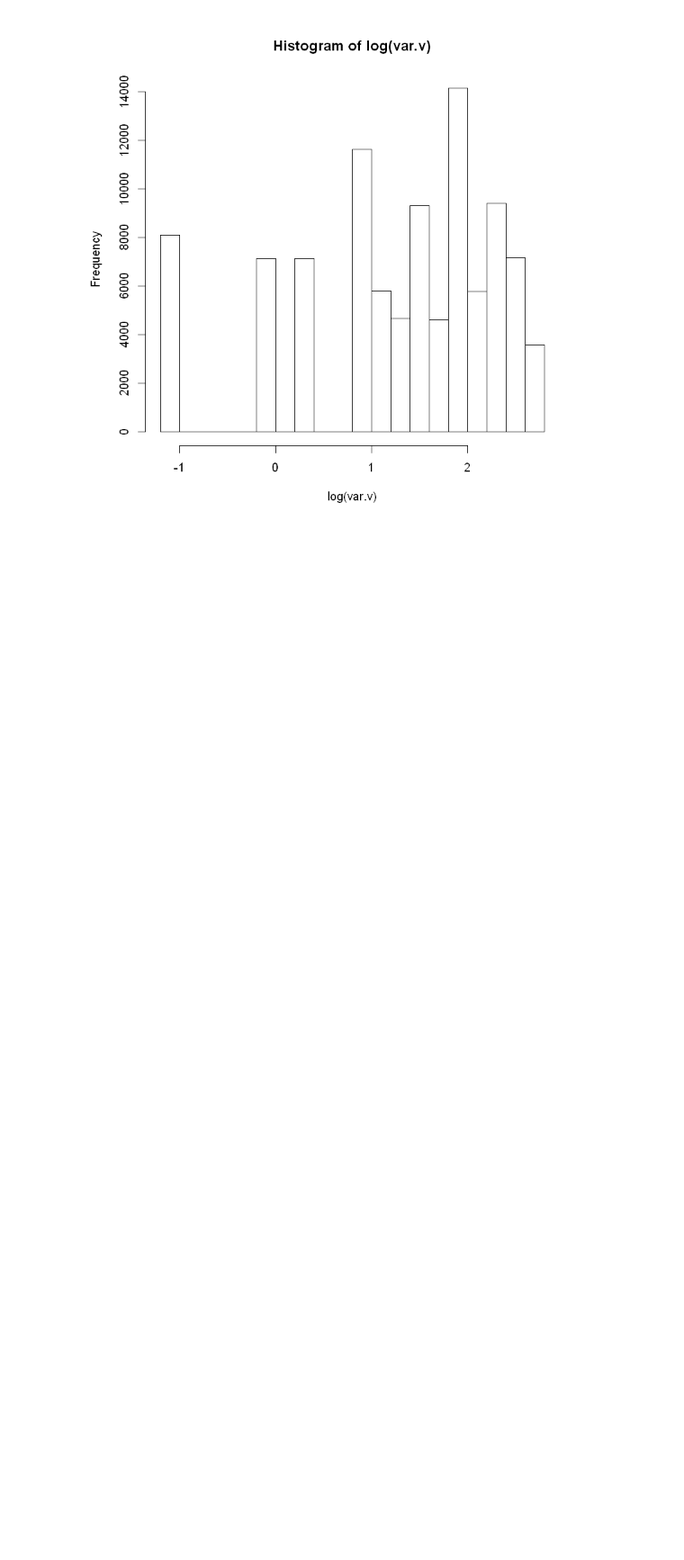
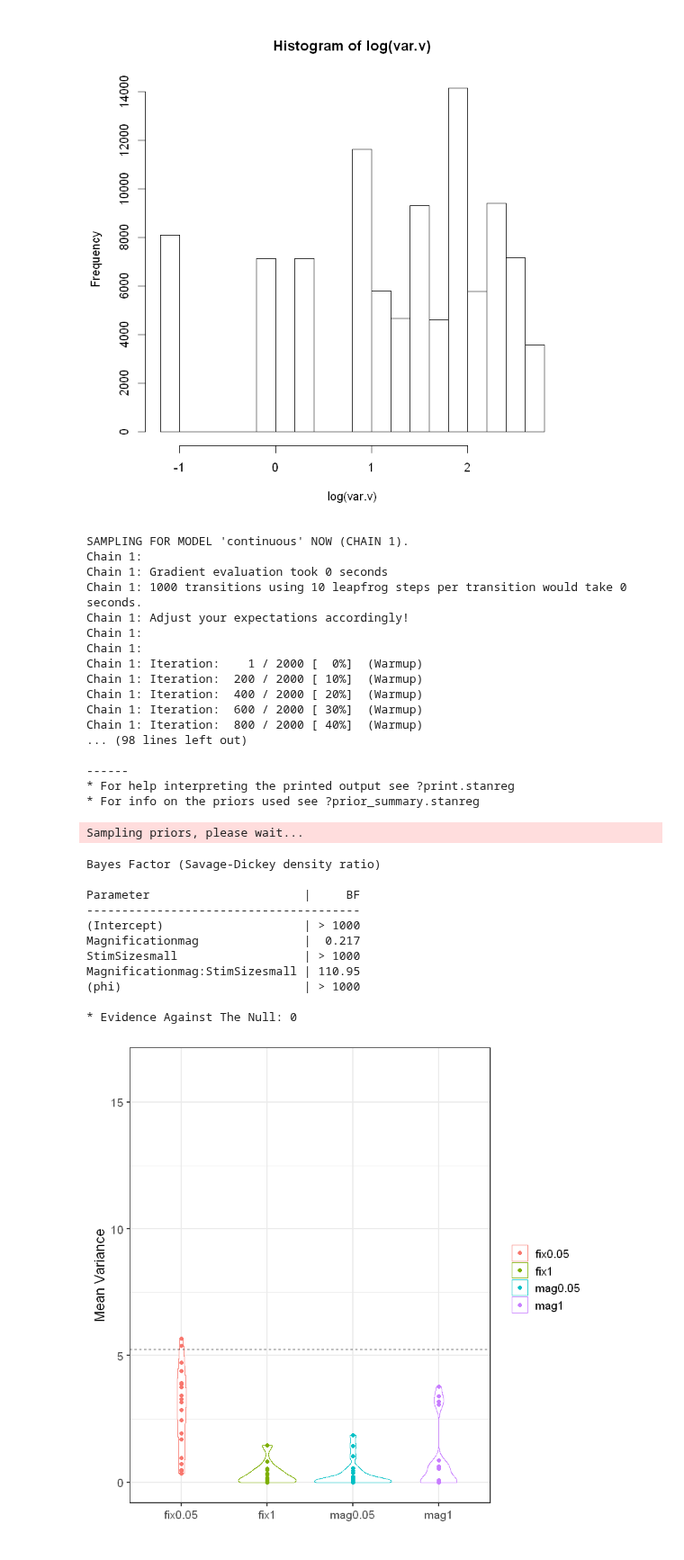
Before and after one commit to ArielZJ/Precision-Phenomenology-Data-Analysis, a Jupyter notebook: Fovea vs. Periphery Color Similarity Pilot Analysis - 2stim Analysis.ipynb, the cells around one changed output. Shown at 90% size. Saved outputs shown, nothing was run; the diff lists cells and outputs as text; code cells hidden in the pictures; blank space fills up the shorter version.

```diff
--- a/Fovea vs. Periphery Color Similarity Pilot Analysis - 2stim Analysis.ipynb
+++ b/Fovea vs. Periphery Color Similarity Pilot Analysis - 2stim Analysis.ipynb
@@ -1809,7 +1815,7 @@ Sampling priors, please wait...
 [figure]
 # %%
 # put everything together
-run.sim <- function(n=20,vis=0.1,blind=0.4,phi.vis=10,phi.blind=10){
+run.sim <- function(n=20,vis=0.1,blind=0.4,phi.vis=10,phi.blind=10,hyp=1){
 
     # Generate distributions for each potential group
     fix0.05 <- gen_beta(blind,phi.blind, samples=n)
@@ -1820,7 +1826,7 @@ run.sim <- function(n=20,vis=0.1,blind=0.4,phi.vis=10,phi.blind=10){
     sim.data <- sim.df(fix0.05,fix1,mag0.05,mag1)
 
     # show the distributions
-    print(plot.sim(sim.data))
+    print(plot.sim(sim.data,hyp=hyp))
 
     # show the stats test
     sim.test <- stan_betareg(formula = value ~ Magnification + StimSize + StimSize:Magnification,
@@ -1895,3 +1901,36 @@ vis.var(log=TRUE)
 [1] 4.333333
 [figure]
 [figure]
+# %%
+run.sim(n=20,vis=0.0625,blind=rand.var.mu/max(vals),phi.vis=5,phi.blind=5,hyp=2)
+# %% [output]
+SAMPLING FOR MODEL 'continuous' NOW (CHAIN 1).
+Chain 1:
+Chain 1: Gradient evaluation took 0 seconds
+Chain 1: 1000 transitions using 10 leapfrog steps per transition would take 0 seconds.
+Chain 1: Adjust your expectations accordingly!
+Chain 1:
+Chain 1:
+Chain 1: Iteration:    1 / 2000 [  0%]  (Warmup)
+Chain 1: Iteration:  200 / 2000 [ 10%]  (Warmup)
+Chain 1: Iteration:  400 / 2000 [ 20%]  (Warmup)
+Chain 1: Iteration:  600 / 2000 [ 30%]  (Warmup)
+Chain 1: Iteration:  800 / 2000 [ 40%]  (Warmup)
+... (98 lines left out)
+
+------
+* For help interpreting the printed output see ?print.stanreg
+* For info on the priors used see ?prior_summary.stanreg
+Sampling priors, please wait...
+Bayes Factor (Savage-Dickey density ratio)
+
+Parameter                      |     BF
+---------------------------------------
+(Intercept)                    | > 1000
+Magnificationmag               |  0.217
+StimSizesmall                  | > 1000
+Magnificationmag:StimSizesmall | 110.95
+(phi)                          | > 1000
+
+* Evidence Against The Null: 0
+[figure, added]
```
Also changed, not shown: parts of 2 cells of this notebook.
